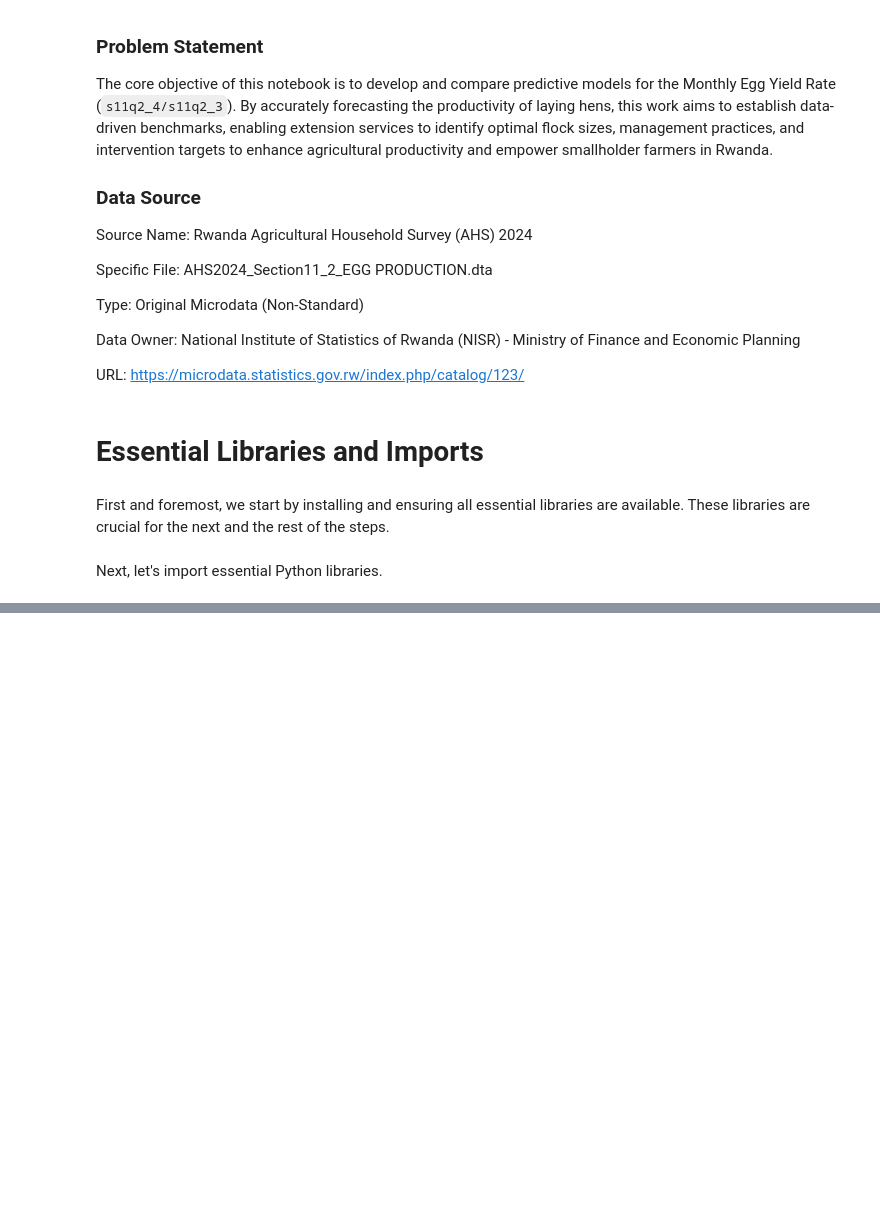
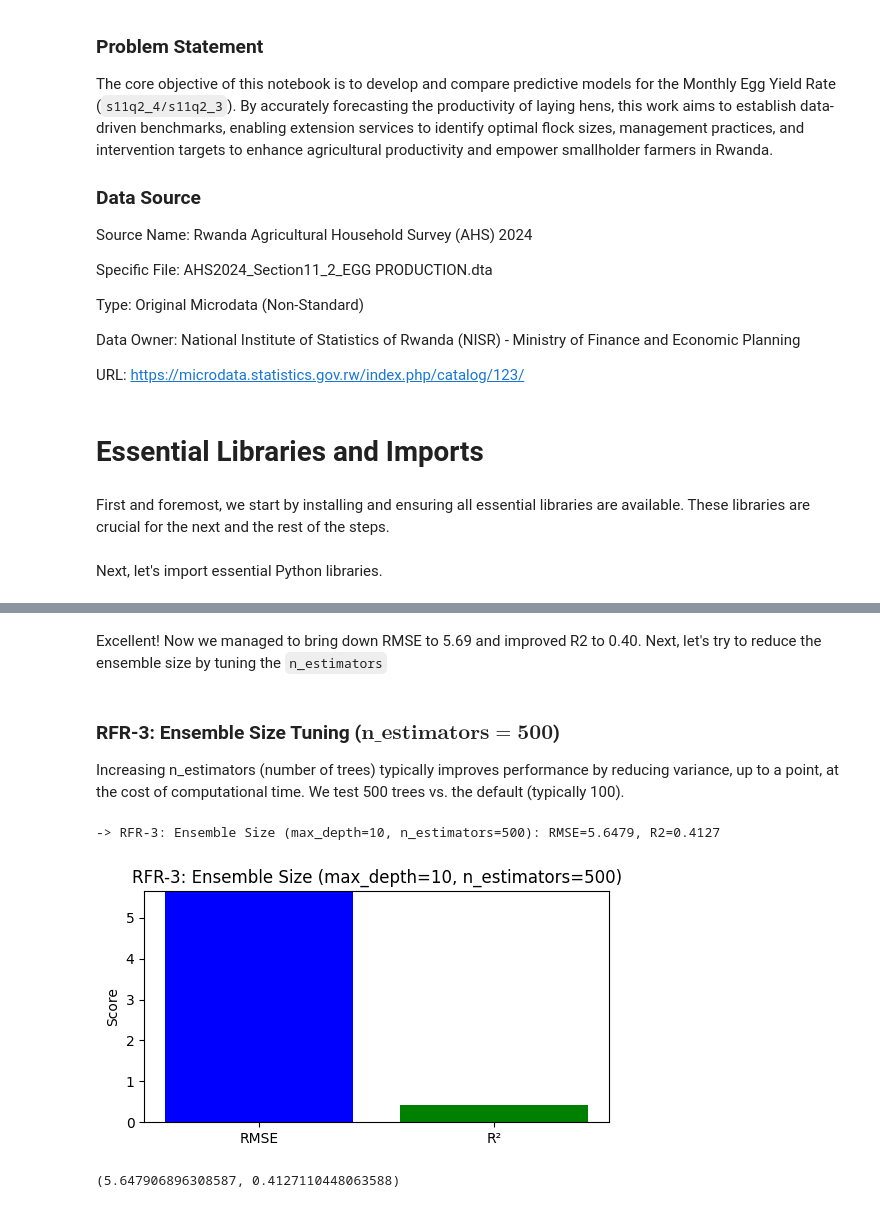
Before and after one commit to Emmanuel-kwizera/ML-Pipeline-Group4, a Jupyter notebook: model/EggYieldRate_Prediction.ipynb, the cells around one changed output, grey strips where cells are left out. Cells and saved outputs as stored; diff of their text form; code cells hidden in the pictures; blank space fills up the shorter version.

```diff
--- a/model/EggYieldRate_Prediction.ipynb
+++ b/model/EggYieldRate_Prediction.ipynb
@@ -42,0 +386,14 @@ import pickle
+# %% [markdown]
+Excellent! Now we managed to bring down RMSE to 5.69 and improved R2 to 0.40. Next, let's try to reduce the ensemble size by tuning the `n_estimators`
+# %% [markdown]
+### RFR-3: Ensemble Size Tuning ($\mathbf{n\_estimators=500}$)
+
+Increasing n_estimators (number of trees) typically improves performance by reducing variance, up to a point, at the cost of computational time. We test 500 trees vs. the default (typically 100).
+# %%
+rfr_model_3 = RandomForestRegressor(max_depth=10, n_estimators=500, random_state=42, n_jobs=-1)
+rfr_model_3.fit(X_train_processed, Y_train_array)
+evaluate_and_store("Random Forest", "RFR-3: Ensemble Size (max_depth=10, n_estimators=500)", rfr_model_3, X_test_processed, Y_test_array)
+# %% [output]
+-> RFR-3: Ensemble Size (max_depth=10, n_estimators=500): RMSE=5.6479, R2=0.4127
+[figure, added]
+(5.647906896308587, 0.4127110448063588)
```
Also changed, not shown: parts of 33 cells of this notebook.
